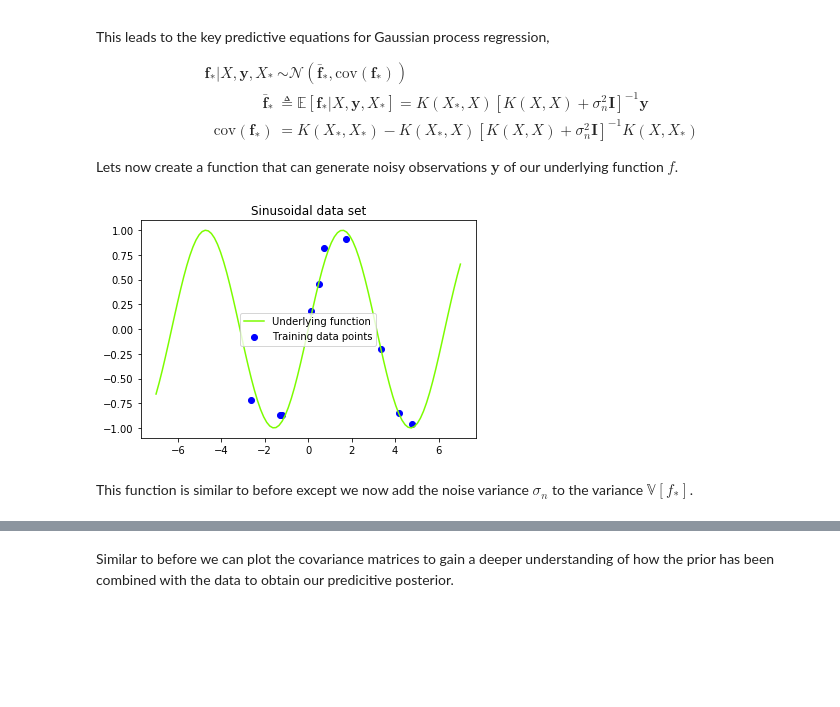
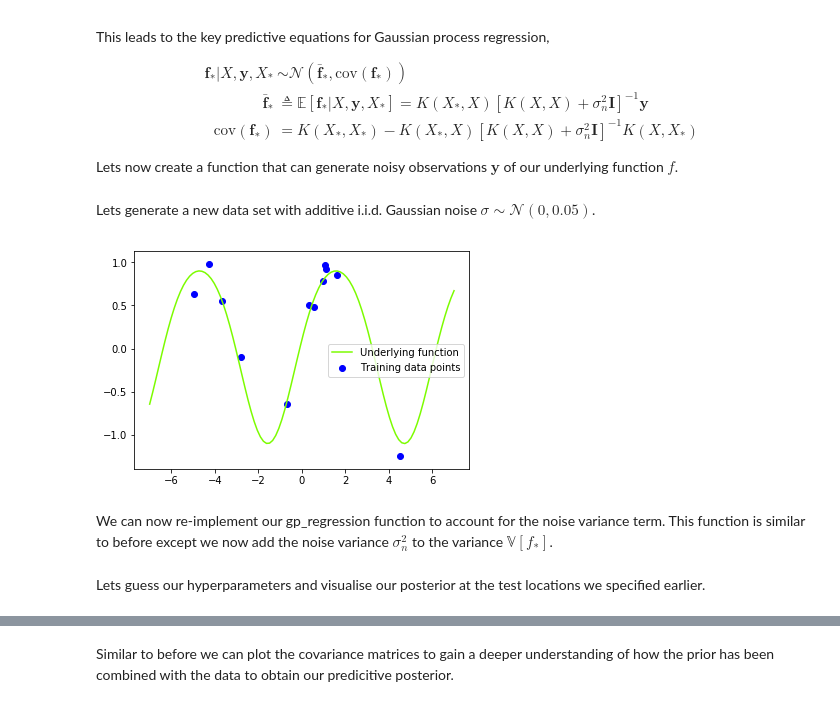
Before and after one commit to aidanscannell/probabilistic-modelling, a Jupyter notebook: notebooks/gaussian-process-regression.ipynb, the cells around one changed output, grey strips where cells are left out. Drawn from its saved outputs; the diff is of its cells as text; code cells hidden in the pictures; blank space fills up the shorter version.

```diff
--- a/notebooks/gaussian-process-regression.ipynb
+++ b/notebooks/gaussian-process-regression.ipynb
@@ -156,16 +173,16 @@ Function values can be sampled from this joint posterior distribution.
 # %% [markdown]
 Lets now create the underlying function that we are trying to recover (the sine function).
 # %%
-f = lambda x: np.sin(x) # underlying function
+f = lambda x: np.sin(x) + 0.1*np.cos(2*x) # underlying function
 # %% [markdown]
 Lets generate some training inputs and map them through our function $\mathbf{f}$ to obtain our training data set $\{(\mathbf{x}_i, f_i) | i = 1,...,n \}$. Lets also visualise our training data set and our underlying function.
 # %%
-N = 10  # number of training points
+N = 12  # number of training points
 x_train = np.random.uniform(x_min, x_max, size=(N, 1))  # training inputs
 # x_train = np.linspace(x_min, x_max, N).reshape(N, 1)  # training inputs
 y_train = f(x_train)  # training outputs (f) - these are noise free observations of the underlying function f
 
-plt.title('Underlying function $f(x)=sin(x)$ and dummy data set ')
+# plt.title('Underlying function $f(x)=sin(x)$ and dummy data set ')
 plt.plot(x_star, f(x_star), color='lawngreen', label='Underlying function')
 plt.scatter(x_train, y_train, color='b', label='Training data points')
 plt.legend()
@@ -299,18 +320,20 @@ This leads to the key predictive equations for Gaussian process regression,
 
 Lets now create a function that can generate noisy observations $\mathbf{y}$ of our underlying function $f$.
 # %%
-y = lambda x, s: f(x) + np.random.normal(0, s, x.shape) # generate noisy observations
+y = lambda x, s: f(x) + np.random.normal(0, np.sqrt(s), x.shape) # generate noisy observations
+# %% [markdown]
+Lets generate a new data set with additive i.i.d. Gaussian noise $\sigma \sim \mathcal{N}(0, 0.05)$.
 # %%
-s = 0.1  # noise variance
-y_train = y(x_train, s)  # observed target values (y)
+s_n_gen = 0.01  # noise variance
+y_train = y(x_train, s_n_gen)  # observed target values (y)
 
-plt.title('Sinusoidal data set')
+# plt.title('Sinusoidal data set')
 plt.plot(x_star, f(x_star), color='lawngreen', label='Underlying function')
 plt.scatter(x_train, y_train, color='b', label='Training data points')
 plt.legend()
 plt.show()
 # %% [output]
-[figure, old version]
+[figure, new version]
 # %% [markdown]
-This function is similar to before except we now add the noise variance $\sigma_n$ to the variance $\mathbb{V}[f_*]$.
+We can now re-implement our gp_regression function to account for the noise variance term. This function is similar to before except we now add the noise variance $\sigma_n^2$ to the variance $\mathbb{V}[f_*]$.
 # %%
@@ -326,3 +349,5 @@ def gp_regression_noisy(X, y, k, x_star, s_f, s_n, l):
 
     return mu, var
+# %% [markdown]
+Lets guess our hyperparameters and visualise our posterior at the test locations we specified earlier.
 # %%
```
Also changed, not shown: parts of 44 cells of this notebook.
